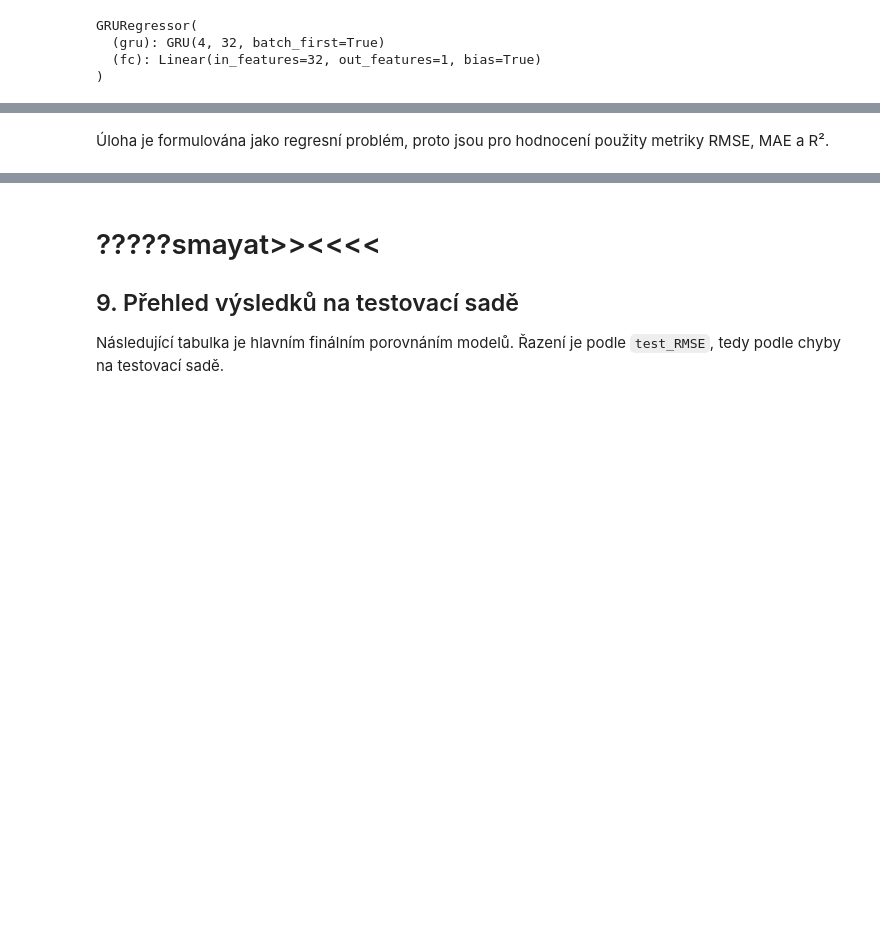
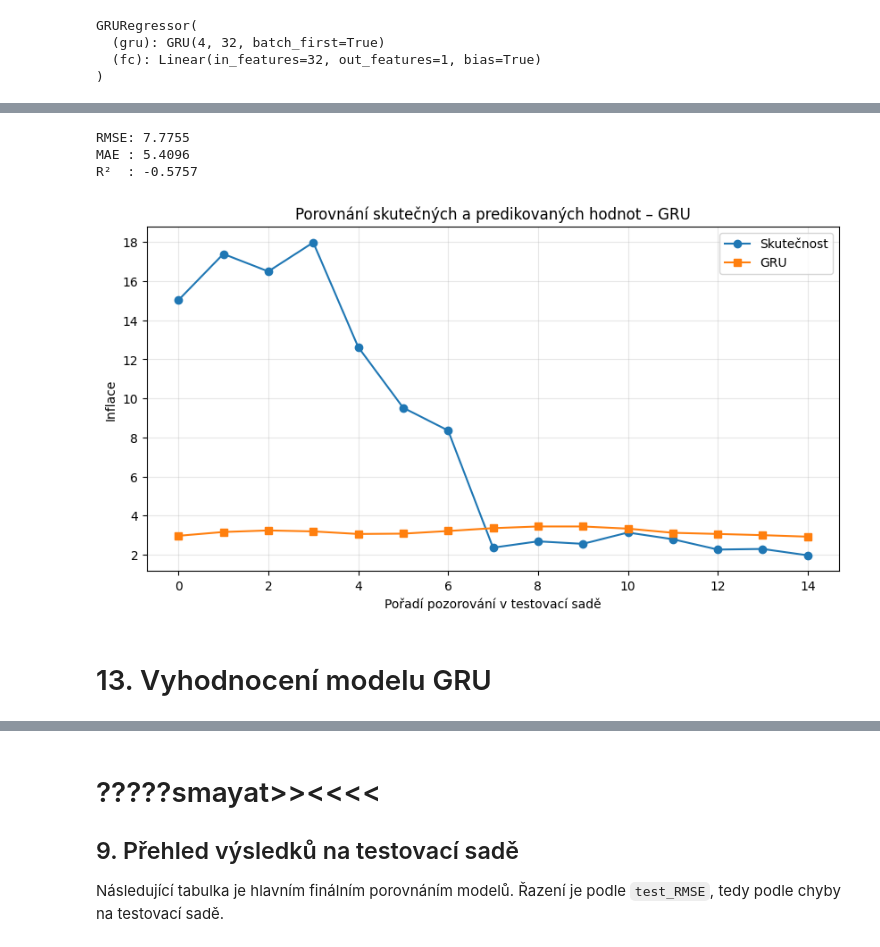
Before and after one commit to janecekhwt-sys/MML1-project-HW2, a Jupyter notebook: Neural_networks_komplexni_evaluace_hw04.ipynb, the cells around one changed output, grey strips where cells are left out. Drawn from its saved outputs; the diff is of its cells as text; code cells hidden in the pictures; blank space fills up the shorter version.

```diff
--- a/Neural_networks_komplexni_evaluace_hw04.ipynb
+++ b/Neural_networks_komplexni_evaluace_hw04.ipynb
@@ -672,2 +640,38 @@ results_df
-# %% [markdown]
-Úloha je formulována jako regresní problém, proto jsou pro hodnocení použity metriky RMSE, MAE a R².
+# %%
+gru_rmse = np.sqrt(mean_squared_error(y_test_seq, gru_predictions))
+gru_mae = mean_absolute_error(y_test_seq, gru_predictions)
+gru_r2 = r2_score(y_test_seq, gru_predictions)
+
+print(f"RMSE: {gru_rmse:.4f}")
+print(f"MAE : {gru_mae:.4f}")
+print(f"R²  : {gru_r2:.4f}")
+# %% [output]
+RMSE: 7.7755
+MAE : 5.4096
+R²  : -0.5757
+# %%
+plt.figure(figsize=(10,5))
+
+plt.plot(y_test_seq,
+         marker="o",
+         label="Skutečnost")
+
+plt.plot(gru_predictions,
+         marker="s",
+         label="GRU")
+
+plt.title("Porovnání skutečných a predikovaných hodnot – GRU")
+
+plt.xlabel("Pořadí pozorování v testovací sadě")
+
+plt.ylabel("Inflace")
+
+plt.grid(alpha=0.3)
+
+plt.legend()
+
+plt.show()
+# %% [output]
+[figure, added]
+# %% [markdown]
+# 13. Vyhodnocení modelu GRU
```
Also changed, not shown: parts of 33 cells of this notebook.
